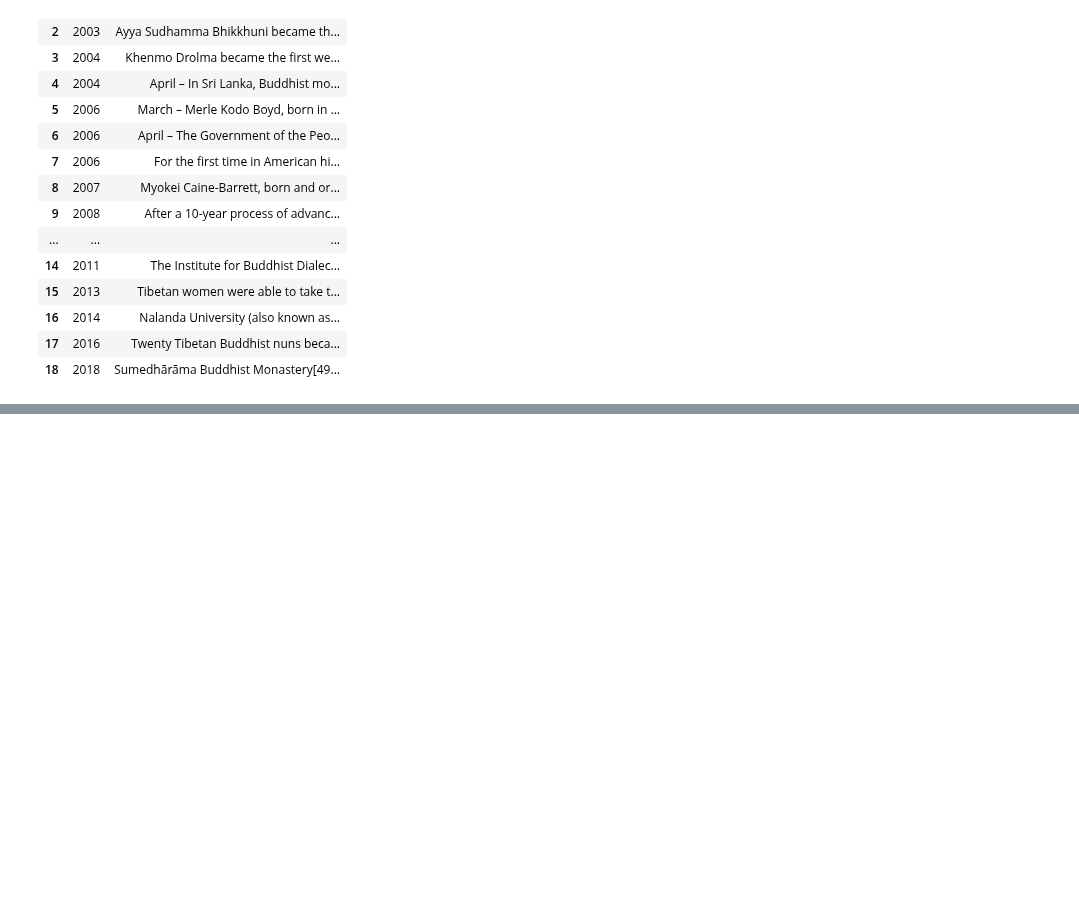
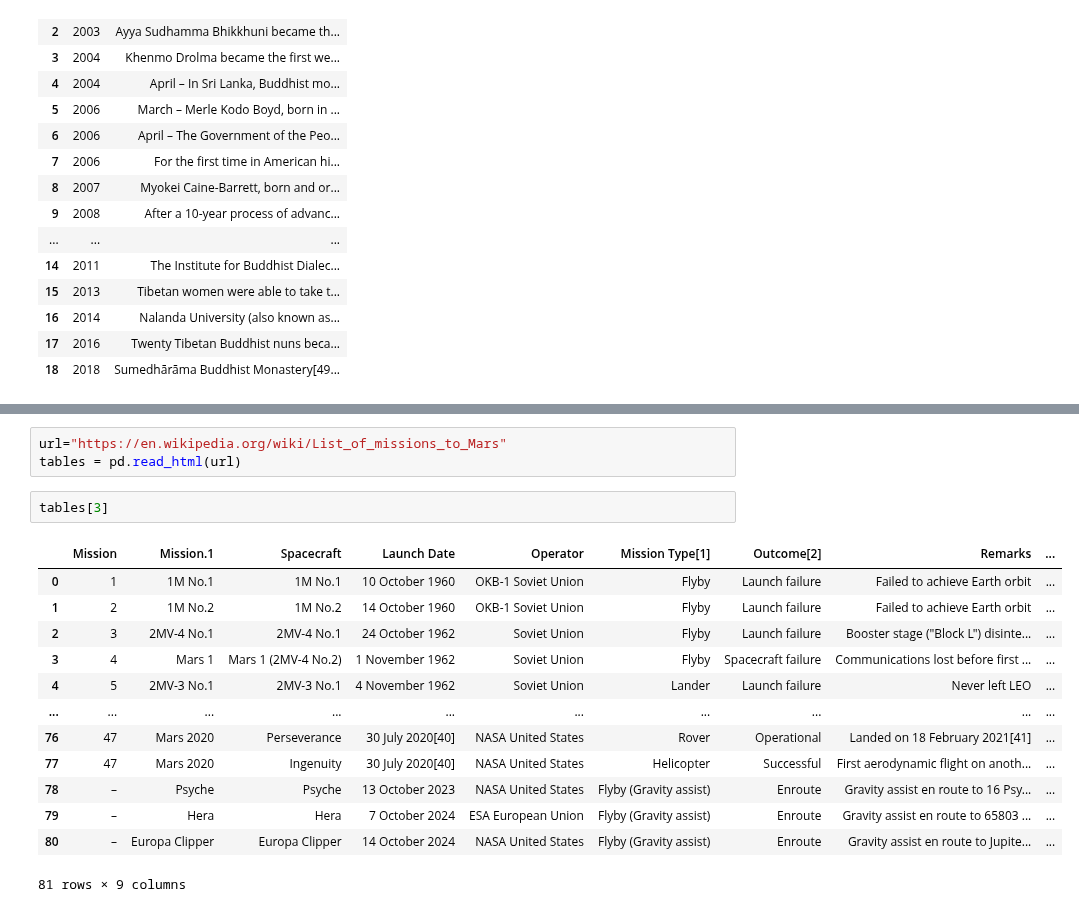
Before and after one commit to domschl/EbookTools, a Jupyter notebook: wiki_exporter_hist.ipynb, the cells around one changed output, grey strips where cells are left out. Cells and saved outputs as stored; diff of their text form; blank space fills up the shorter version.

```diff
--- a/wiki_exporter_hist.ipynb
+++ b/wiki_exporter_hist.ipynb
@@ -996,3 +996,22 @@ for index in range(4, 30):
 | 2014-01-01 | Nalanda University (also known as Nalanda International University) is a newly established university located in Rajgir, near Nalanda, Bihar, India. It has been established in a bid to  ...
 | 2016-01-01 | Twenty Tibetan Buddhist nuns became the first Tibetan women to earn geshe degrees.[47][48] |
 | 2018-01-01 | Sumedhārāma Buddhist Monastery[49] is established in Portugal, a branch monastery of the Thai Forest Tradition in the lineage of Venerable Ajahn Chah, being the first Theravāda monaster ...
+# %%
+url="https://en.wikipedia.org/wiki/List_of_missions_to_Mars"
+tables = pd.read_html(url)
+# %%
+tables[3]
+# %% [output]
+|  | Mission | Mission.1 | Spacecraft | Launch Date | Operator | Mission Type[1] | Outcome[2] | Remarks | ... |
+| 0 | 1 | 1M No.1 | 1M No.1 | 10 October 1960 | OKB-1 Soviet Union | Flyby | Launch failure | Failed to achieve Earth orbit | ... |
+| 1 | 2 | 1M No.2 | 1M No.2 | 14 October 1960 | OKB-1 Soviet Union | Flyby | Launch failure | Failed to achieve Earth orbit | ... |
+| 2 | 3 | 2MV-4 No.1 | 2MV-4 No.1 | 24 October 1962 | Soviet Union | Flyby | Launch failure | Booster stage ("Block L") disinte... | ... |
+| 3 | 4 | Mars 1 | Mars 1 (2MV-4 No.2) | 1 November 1962 | Soviet Union | Flyby | Spacecraft failure | Communications lost before first ... | ... |
+| 4 | 5 | 2MV-3 No.1 | 2MV-3 No.1 | 4 November 1962 | Soviet Union | Lander | Launch failure | Never left LEO | ... |
+| ... | ... | ... | ... | ... | ... | ... | ... | ... | ... |
+| 76 | 47 | Mars 2020 | Perseverance | 30 July 2020[40] | NASA United States | Rover | Operational | Landed on 18 February 2021[41] | ... |
+| 77 | 47 | Mars 2020 | Ingenuity | 30 July 2020[40] | NASA United States | Helicopter | Successful | First aerodynamic flight on anoth... | ... |
+| 78 | – | Psyche | Psyche | 13 October 2023 | NASA United States | Flyby (Gravity assist) | Enroute | Gravity assist en route to 16 Psy... | ... |
+| 79 | – | Hera | Hera | 7 October 2024 | ESA European Union | Flyby (Gravity assist) | Enroute | Gravity assist en route to 65803 ... | ... |
+| 80 | – | Europa Clipper | Europa Clipper | 14 October 2024 | NASA United States | Flyby (Gravity assist) | Enroute | Gravity assist en route to Jupite... | ... |
+81 rows × 9 columns
```
Also changed, not shown: parts of 1 cell of this notebook.
